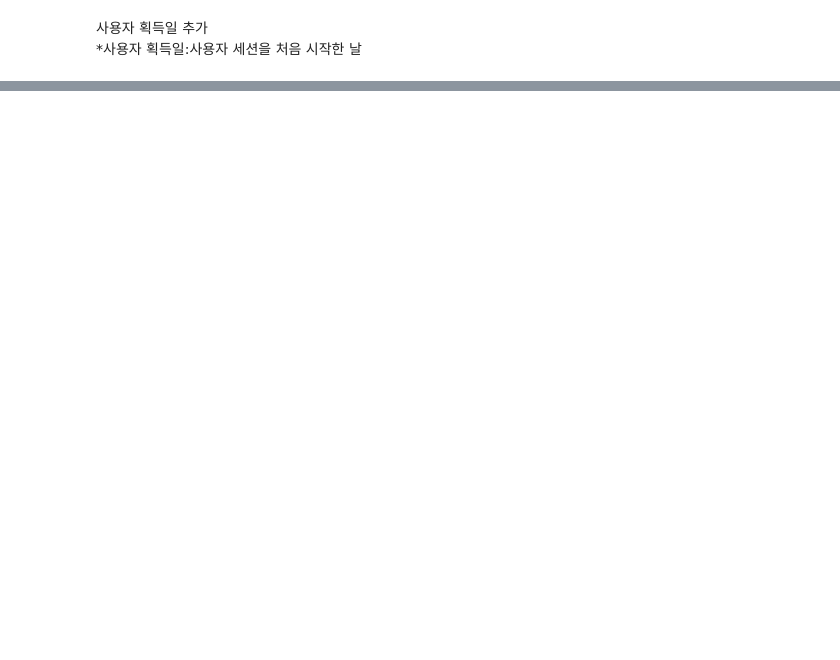
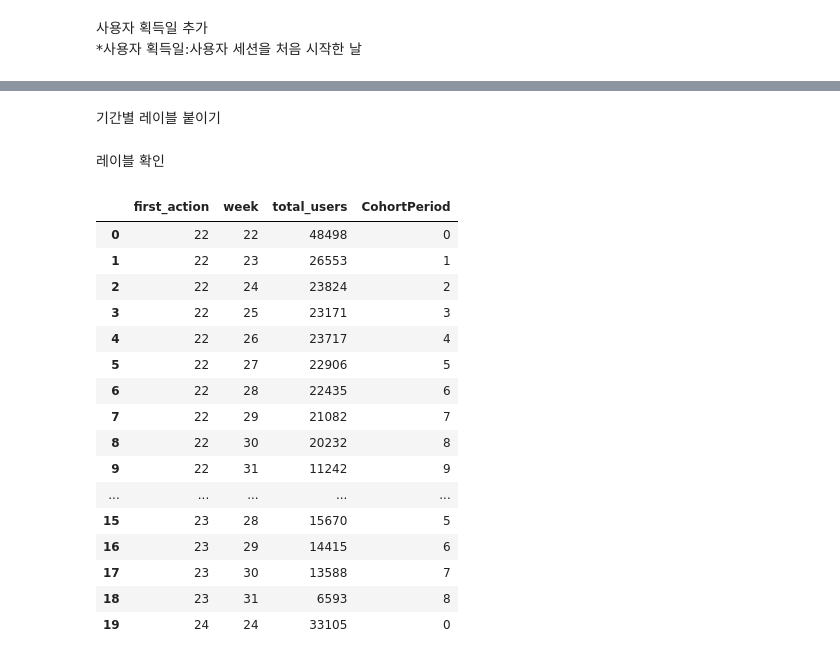
Before and after one commit to whatsasolo/eCommerce_PTJ, a Jupyter notebook: main.ipynb, the cells around one changed output, grey strips where cells are left out. Drawn from its saved outputs; the diff is of its cells as text; code cells hidden in the pictures; blank space fills up the shorter version.

```diff
--- a/main.ipynb
+++ b/main.ipynb
@@ -233,0 +313,3 @@ Name: 0, dtype: object
+# %%
+cohorts = cohorts.reset_index()
+cohorts.head()
@@ -233,0 +323,3 @@ Name: 0, dtype: object
+# %%
+cohorts.rename({'user_no':'total_users'}, axis=1, inplace=True)
+cohorts.head()
@@ -233,0 +350,2 @@ Name: 0, dtype: object
+# %% [markdown]
+기간별 레이블 붙이기
@@ -233,0 +358,23 @@ Name: 0, dtype: object
+# %% [markdown]
+레이블 확인
+# %%
+cohorts['CohortPeriod']=cohortperiod
+cohorts.head(20)
+# %% [output]
+|  | first_action | week | total_users | CohortPeriod |
+| 0 | 22 | 22 | 48498 | 0 |
+| 1 | 22 | 23 | 26553 | 1 |
+| 2 | 22 | 24 | 23824 | 2 |
+| 3 | 22 | 25 | 23171 | 3 |
+| 4 | 22 | 26 | 23717 | 4 |
+| 5 | 22 | 27 | 22906 | 5 |
+| 6 | 22 | 28 | 22435 | 6 |
+| 7 | 22 | 29 | 21082 | 7 |
+| 8 | 22 | 30 | 20232 | 8 |
+| 9 | 22 | 31 | 11242 | 9 |
+| ... | ... | ... | ... | ... |
+| 15 | 23 | 28 | 15670 | 5 |
+| 16 | 23 | 29 | 14415 | 6 |
+| 17 | 23 | 30 | 13588 | 7 |
+| 18 | 23 | 31 | 6593 | 8 |
+| 19 | 24 | 24 | 33105 | 0 |
```
Also changed, not shown: parts of 50 cells of this notebook.
